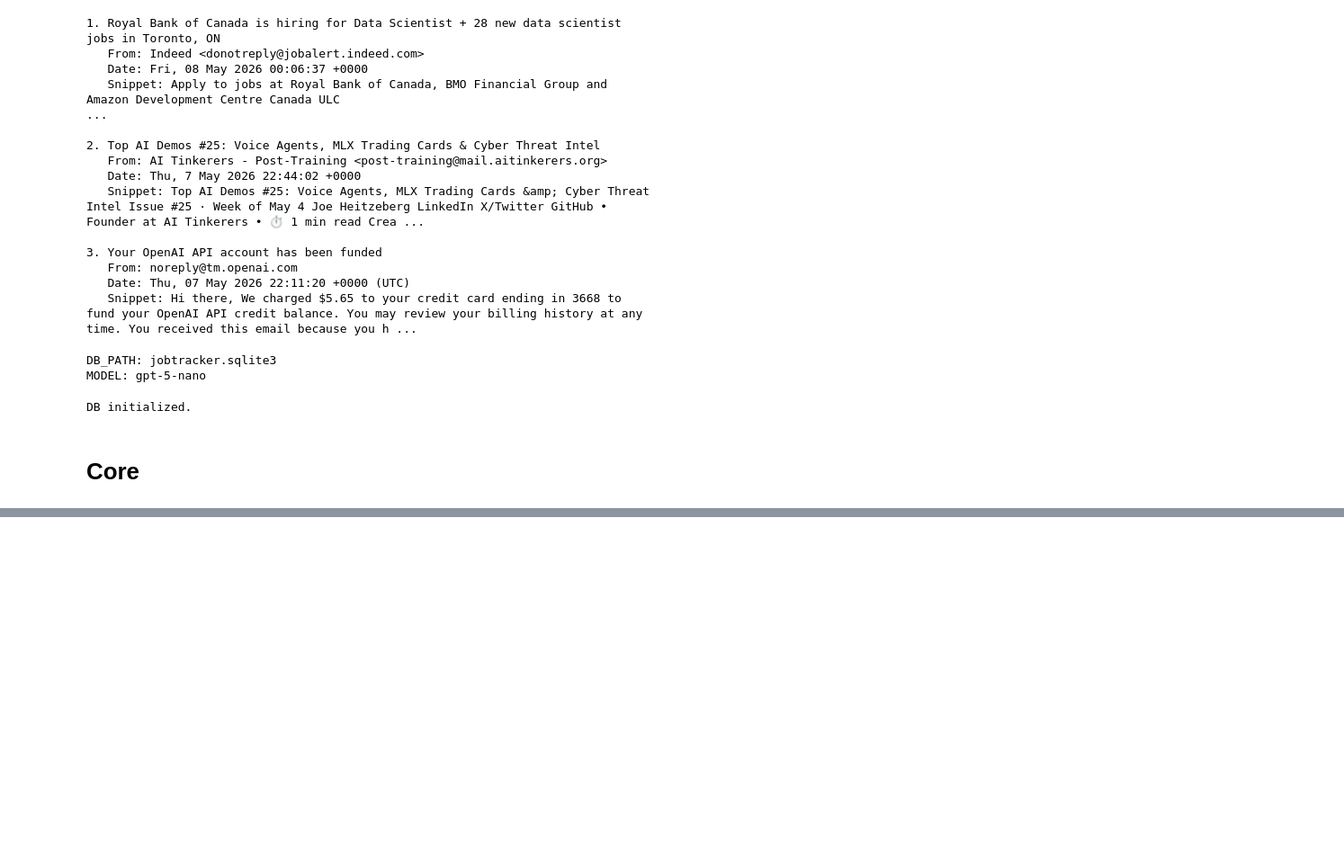
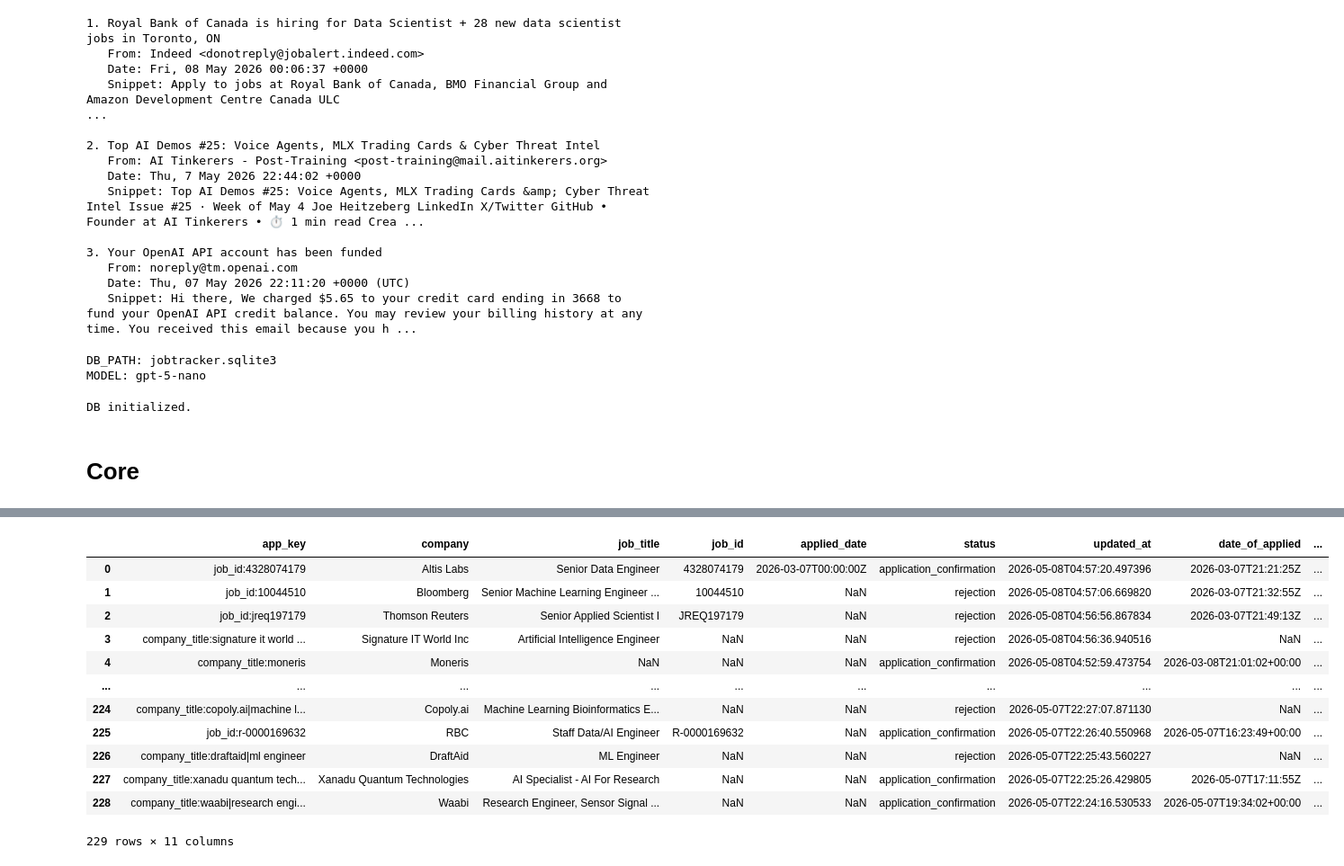
Before and after one commit to alirezakesha/HireTrail, a Jupyter notebook: gmail.ipynb, the cells around one changed output, grey strips where cells are left out. Shown at 90% size. Drawn from its saved outputs; the diff is of its cells as text; code cells hidden in the pictures; blank space fills up the shorter version.

```diff
--- a/gmail.ipynb
+++ b/gmail.ipynb
@@ -837,2 +911,42 @@ df_out["date_of_rejection"] = pd.to_datetime(df_out["date_of_rejection"], utc=Tr
 df_out = df_out.sort_values(by="date_of_applied", ascending=True, na_position="last").reset_index(drop=True)
 df_out.to_csv("applications_with_dates.csv", index=False)
+# %%
+out = apps_df.merge(apply_dates, on="app_key", how="left").merge(rejection_dates, on="app_key", how="left")
+
+# Status rule: if a rejection exists, mark as rejection; else keep existing status.
+out["status"] = np.where(out["date_of_rejection"].notna(), "rejection", out["status"])
+
+# FAISS semantic matching step (TF-IDF vectors)
+# We embed (company + job_title) and do nearest-neighbor search, but exclude self-matches.
+texts = (out["company"].fillna("") + " " + out["job_title"].fillna("")).tolist()
+vectorizer = TfidfVectorizer(max_features=4000, ngram_range=(1, 2))
+X = vectorizer.fit_transform(texts).astype(np.float32)
+
+# Convert sparse matrix to dense for FAISS (fine for small datasets; for large scale use a different approach)
+X_dense = X.toarray().astype(np.float32)
+
+index = faiss.IndexFlatL2(X_dense.shape[1])
+index.add(X_dense)
+
+# For each row, find the closest *other* record (not itself)
+# To do this, search for the top 2 matches and skip the self-match (which should always be present)
+D, I = index.search(X_dense, 2)
+# I[:, 0] is always self, I[:, 1] is nearest non-self neighbor (if there is more than one row)
+out["faiss_nearest_idx"] = I[:, 1]
+out["faiss_nearest_distance"] = D[:, 1]
+
+out
+# %% [output]
+|  | app_key | company | job_title | job_id | applied_date | status | updated_at | date_of_applied | ... |
+| 0 | job_id:4328074179 | Altis Labs | Senior Data Engineer | 4328074179 | 2026-03-07T00:00:00Z | application_confirmation | 2026-05-08T04:57:20.497396 | 2026-03-07T21:21:25Z | ... |
+| 1 | job_id:10044510 | Bloomberg | Senior Machine Learning Engineer ... | 10044510 | NaN | rejection | 2026-05-08T04:57:06.669820 | 2026-03-07T21:32:55Z | ... |
+| 2 | job_id:jreq197179 | Thomson Reuters | Senior Applied Scientist I | JREQ197179 | NaN | rejection | 2026-05-08T04:56:56.867834 | 2026-03-07T21:49:13Z | ... |
+| 3 | company_title:signature it world ... | Signature IT World Inc | Artificial Intelligence Engineer | NaN | NaN | rejection | 2026-05-08T04:56:36.940516 | NaN | ... |
+| 4 | company_title:moneris | Moneris | NaN | NaN | NaN | application_confirmation | 2026-05-08T04:52:59.473754 | 2026-03-08T21:01:02+00:00 | ... |
+| ... | ... | ... | ... | ... | ... | ... | ... | ... | ... |
+| 224 | company_title:copoly.ai|machine l... | Copoly.ai | Machine Learning Bioinformatics E... | NaN | NaN | rejection | 2026-05-07T22:27:07.871130 | NaN | ... |
+| 225 | job_id:r-0000169632 | RBC | Staff Data/AI Engineer | R-0000169632 | NaN | application_confirmation | 2026-05-07T22:26:40.550968 | 2026-05-07T16:23:49+00:00 | ... |
+| 226 | company_title:draftaid|ml engineer | DraftAid | ML Engineer | NaN | NaN | rejection | 2026-05-07T22:25:43.560227 | NaN | ... |
+| 227 | company_title:xanadu quantum tech... | Xanadu Quantum Technologies | AI Specialist - AI For Research | NaN | NaN | application_confirmation | 2026-05-07T22:25:26.429805 | 2026-05-07T17:11:55Z | ... |
+| 228 | company_title:waabi|research engi... | Waabi | Research Engineer, Sensor Signal ... | NaN | NaN | application_confirmation | 2026-05-07T22:24:16.530533 | 2026-05-07T19:34:02+00:00 | ... |
+229 rows × 11 columns
```
Also changed, not shown: parts of 7 cells of this notebook.
